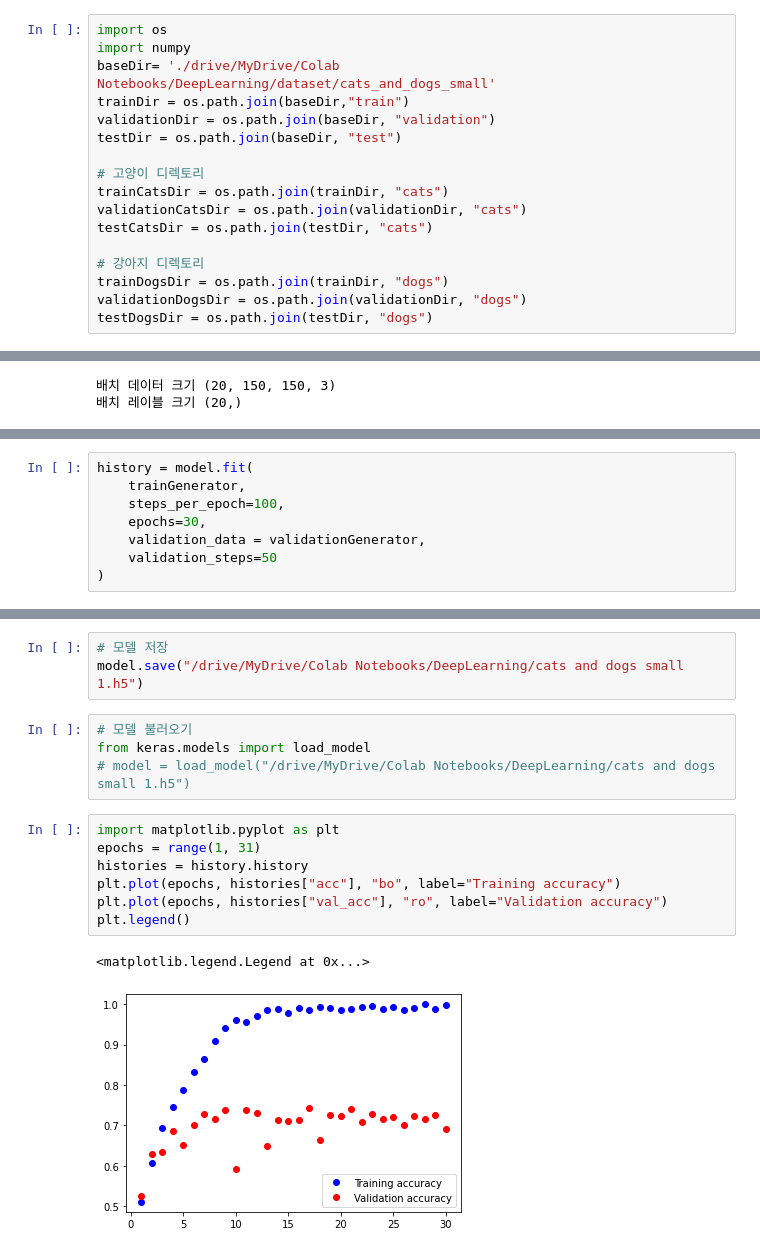
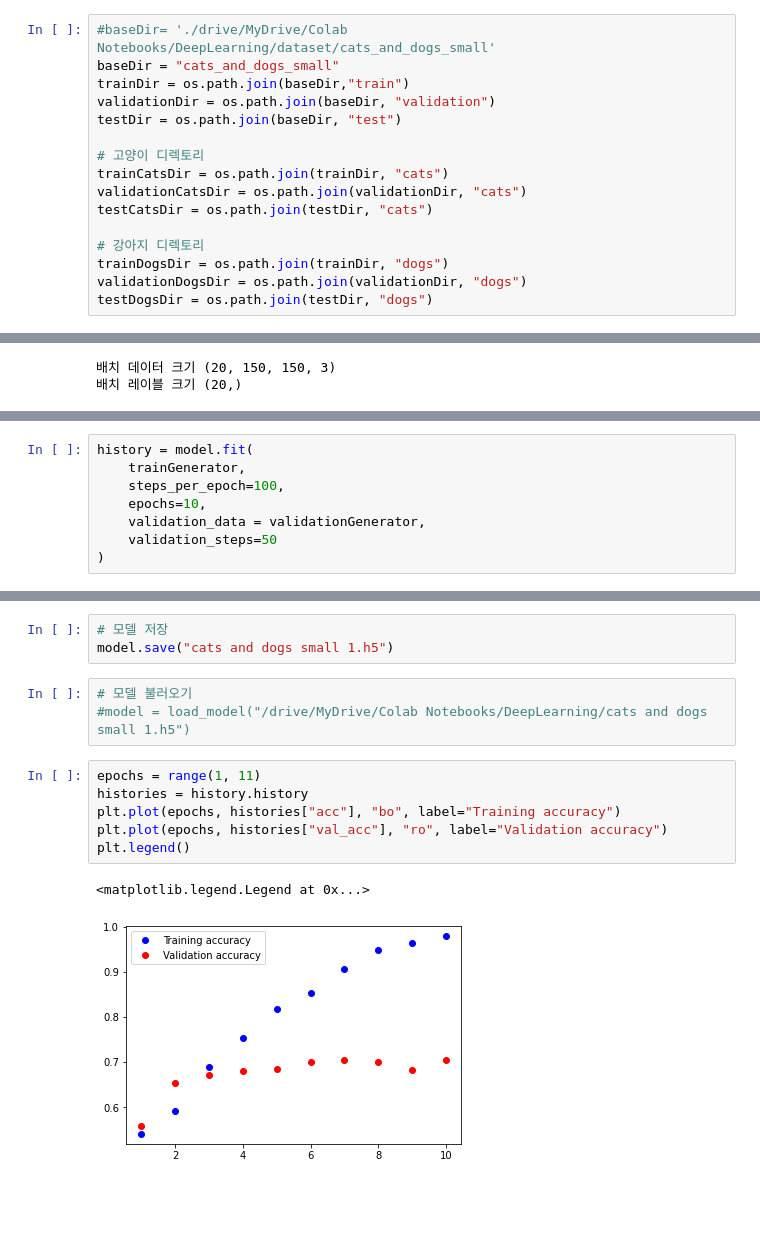
Before and after one commit to ppkk0906/Caba_nlp, a Jupyter notebook: DL5_1_using_convnets_with_small_datasets.ipynb, the cells around one changed output, grey strips where cells are left out. Drawn from its saved outputs; the diff is of its cells as text; blank space fills up the shorter version.

Commit message:
Colaboratory를 통해 생성됨

```diff
--- a/DL5_1_using_convnets_with_small_datasets.ipynb
+++ b/DL5_1_using_convnets_with_small_datasets.ipynb
@@ -3,7 +16,6 @@
 # %%
-import os
-import numpy
-baseDir= './drive/MyDrive/Colab Notebooks/DeepLearning/dataset/cats_and_dogs_small'
+#baseDir= './drive/MyDrive/Colab Notebooks/DeepLearning/dataset/cats_and_dogs_small'
+baseDir = "cats_and_dogs_small"
 trainDir = os.path.join(baseDir,"train")
 validationDir = os.path.join(baseDir, "validation")
 testDir = os.path.join(baseDir, "test")
@@ -104,7 +109,7 @@ for data_batch, label_batch in trainGenerator:
 history = model.fit(
     trainGenerator,
     steps_per_epoch=100,
-    epochs=30,
+    epochs=10,
     validation_data = validationGenerator,
     validation_steps=50
 )
@@ -129,20 +137,18 @@ Epoch 30/30
+# %%
+# 모델 저장
+model.save("cats and dogs small 1.h5")
 # %%
-# 모델 저장
-model.save("/drive/MyDrive/Colab Notebooks/DeepLearning/cats and dogs small 1.h5")
+# 모델 불러오기
+#model = load_model("/drive/MyDrive/Colab Notebooks/DeepLearning/cats and dogs small 1.h5")
-# %%
-# 모델 불러오기
-from keras.models import load_model
-# model = load_model("/drive/MyDrive/Colab Notebooks/DeepLearning/cats and dogs small 1.h5")
 # %%
-import matplotlib.pyplot as plt
-epochs = range(1, 31)
+epochs = range(1, 11)
 histories = history.history
 plt.plot(epochs, histories["acc"], "bo", label="Training accuracy")
 plt.plot(epochs, histories["val_acc"], "ro", label="Validation accuracy")
 plt.legend()
 # %% [output]
 <matplotlib.legend.Legend at 0x...>
-[figure, old version]
+[figure, new version]
 # %%
 plt.plot(epochs, histories["loss"], "bo", label="Training loss")
 plt.plot(epochs, histories["val_loss"], "ro", label="Validation loss")
```
Also changed, not shown: parts of 15 cells of this notebook.
